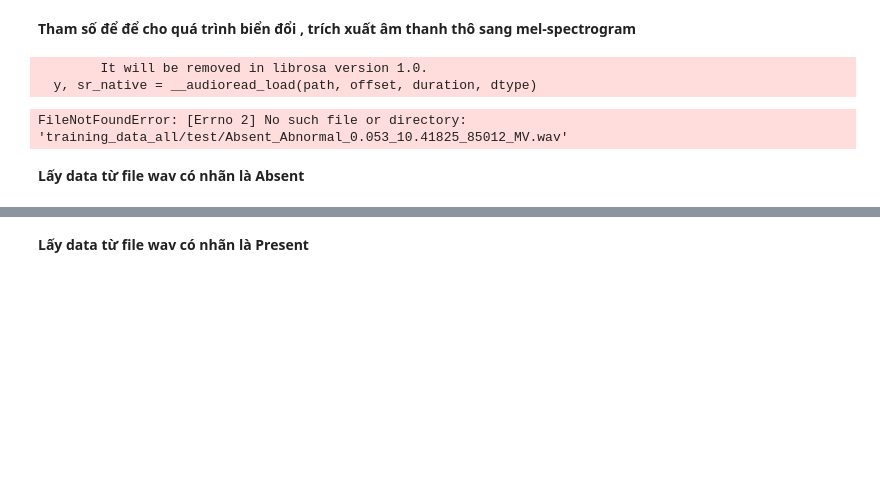
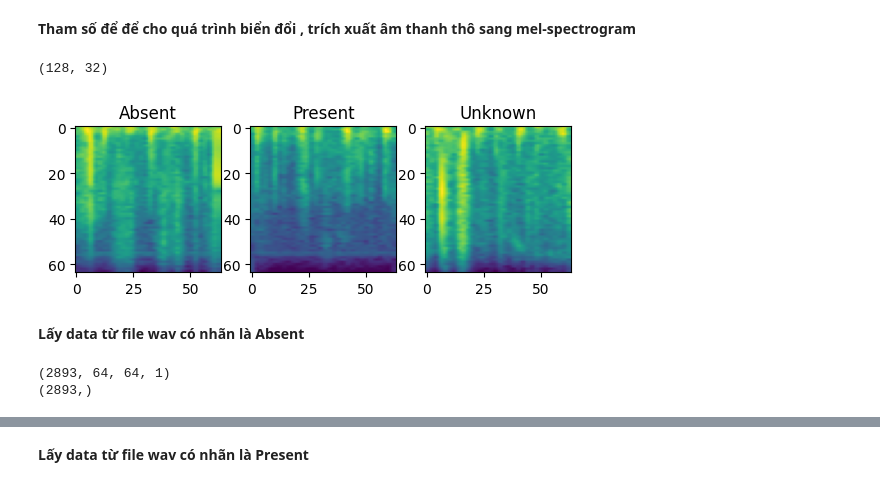
Before and after one commit to duyphuoc43/heartsound2022, a Jupyter notebook: heart-sound-v2-85c311.ipynb, the cells around one changed output, grey strips where cells are left out. Drawn from its saved outputs; the diff is of its cells as text; code cells hidden in the pictures; blank space fills up the shorter version.

```diff
--- a/heart-sound-v2-85c311.ipynb
+++ b/heart-sound-v2-85c311.ipynb
@@ -94,9 +79,9 @@ n_mels= 128
 hop_length = 256
 output_size = (64,64,1)
 # %%
-audio_file_absent = "training_data_all/test/Absent_Abnormal_0.053_10.41825_85012_MV.wav"
-audio_file_present = "training_data_all/test/Unknown_Normal_0.4175_7.370559_85322_TV.wav"
-audio_file_unknown = "training_data_all/test/Present_Abnormal_0.10025_2.232466_85165_AV.wav"
+audio_file_absent = "training_data_all/test/Absent/Abnormal_0.05475_8.040216_68646_AV.wav"
+audio_file_present = "training_data_all/test/Present/Abnormal_0.02825_11.023589_85069_TV.wav"
+audio_file_unknown = "training_data_all/test/Unknown/Abnormal_0.68025_11.751714_68831_TV.wav"
 
 audio, sr = librosa.load(audio_file_absent,sr=sr,duration=duration)
 mel_spectrogram = librosa.feature.melspectrogram(y=audio, sr=sr,n_fft= n_fft ,n_mels=n_mels,hop_length=hop_length)
@@ -105,40 +90,62 @@ mel_spectrogram_db = mel_spectrogram_db + np.abs(np.min(mel_spectrogram_db))
 print(mel_spectrogram_db.shape)
 mel_spectrogram_db= cv2.resize(mel_spectrogram_db,output_size[:2])
 mel_spectrogram_db1= np.reshape(mel_spectrogram_db,output_size)
-plt.subplot(1, 3, 2)
+plt.subplot(1, 3, 1)
 plt.imshow(mel_spectrogram_db1)
 plt.title('Absent')
-
-
 
 audio, sr = librosa.load(audio_file_present,sr=sr,duration=duration)
 mel_spectrogram = librosa.feature.melspectrogram(y=audio, sr=sr,n_fft= n_fft ,n_mels=n_mels,hop_length=hop_length)
 mel_spectrogram_db = librosa.power_to_db(mel_spectrogram ,ref=np.max)
 mel_spectrogram_db = mel_spectrogram_db + np.abs(np.min(mel_spectrogram_db))
 mel_spectrogram_db= cv2.resize(mel_spectrogram_db,output_size[:2])
 mel_spectrogram_db2= np.reshape(mel_spectrogram_db,output_size)
 
-plt.subplot(1, 3, 1)
+plt.subplot(1, 3, 2)
 plt.imshow(mel_spectrogram_db2)
 plt.title('Present')
 
 audio, sr = librosa.load(audio_file_unknown,sr=sr,duration=duration)
 mel_spectrogram = librosa.feature.melspectrogram(y=audio, sr=sr,n_fft= n_fft ,n_mels=n_mels,hop_length=hop_length)
 mel_spectrogram_db = librosa.power_to_db(mel_spectrogram ,ref=np.max)
 mel_spectrogram_db = mel_spectrogram_db + np.abs(np.min(mel_spectrogram_db))
 mel_spectrogram_db= cv2.resize(mel_spectrogram_db,output_size[:2])
 mel_spectrogram_db3= np.reshape(mel_spectrogram_db,output_size)
 mel_spectrogram_db4 = cv2.cvtColor(mel_spectrogram_db, cv2.COLOR_GRAY2RGB)
 plt.subplot(1, 3, 3)
 plt.imshow(mel_spectrogram_db3)
 plt.title('Unknown')
 
 plt.show()
 plt.close()
 # %% [output]
-        It will be removed in librosa version 1.0.
-  y, sr_native = __audioread_load(path, offset, duration, dtype)
+(128, 32)
-FileNotFoundError: [Errno 2] No such file or directory: 'training_data_all/test/Absent_Abnormal_0.053_10.41825_85012_MV.wav'
+[figure, added]
 # %% [markdown]
 **Lấy data từ file wav có nhãn là Absent**
+# %%
+
+x = []
+y  = []
+x_absent_test = []
+y_absent_test =[]
+dem = 0
+name_folders = "training_data_all/test/Absent"
+for file in os.listdir(name_folders):
+    name_files = os.path.join(name_folders,file)
+
+    time_start = float((file.split('_')[1]))
+
+    time_end = (float((file.split('_')[2]))-float((file.split('_')[1])))
+    audio, sr = librosa.load(name_files, sr=sr,offset = time_start,duration = time_end)
+
+    x,y = get_data(name_files,audio,time_limit = time_limit,sr = sr)
+
+    x_absent_test.extend(x)
+    y_absent_test.extend(y)
+print(np.array(x_absent_test).shape)
+print(np.array(y_absent_test).shape)
+# %% [output]
+(2893, 64, 64, 1)
+(2893,)
 # %%
```
Also changed, not shown: parts of 28 cells of this notebook.
